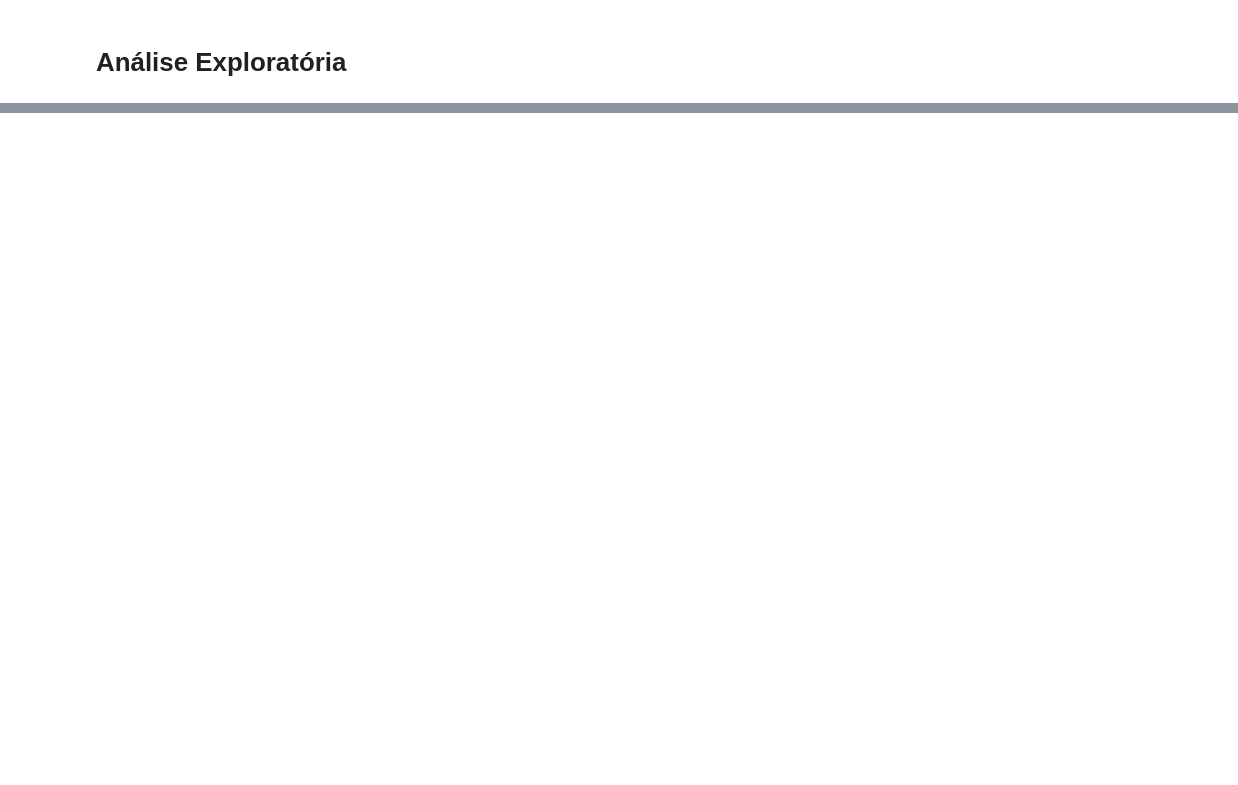
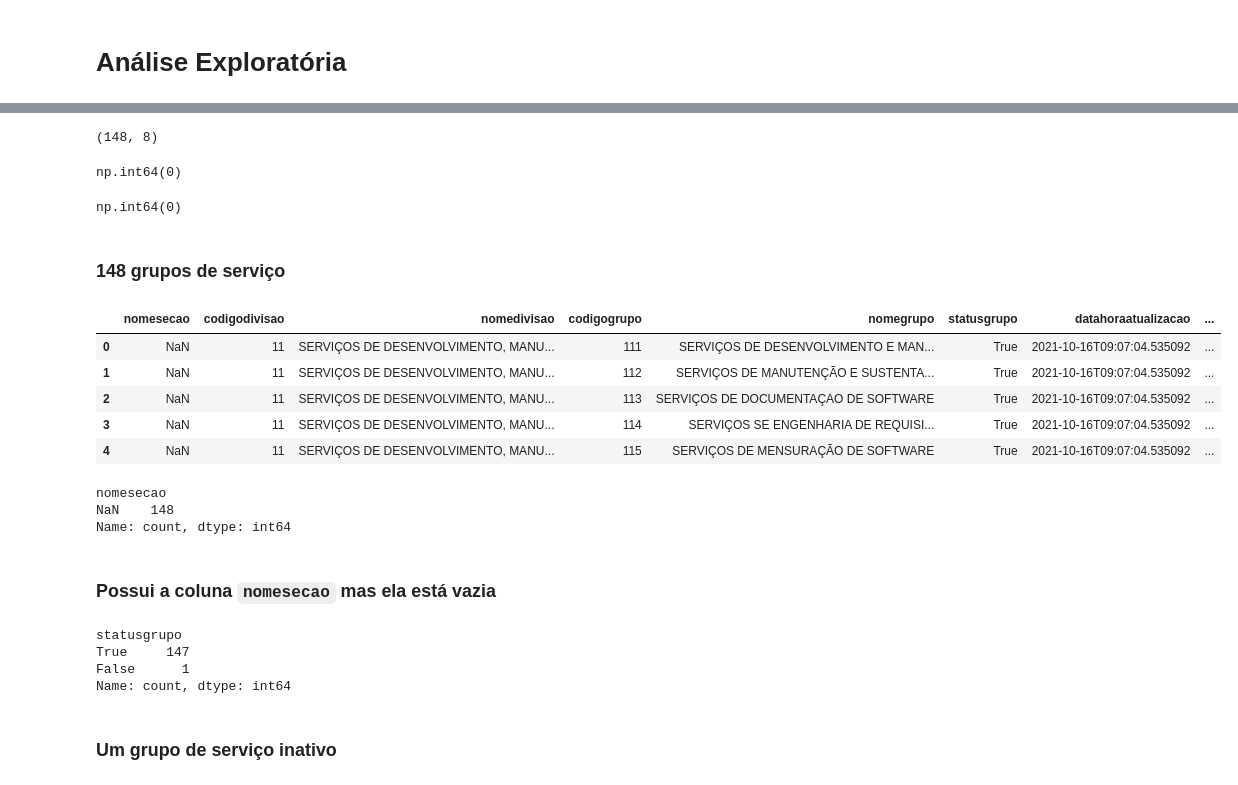
Before and after one commit to GovHub-br/data-application-mgi, a Jupyter notebook: notebooks/2.explo_servicos.ipynb, the cells around one changed output, grey strips where cells are left out. Drawn from its saved outputs; the diff is of its cells as text; code cells hidden in the pictures; blank space fills up the shorter version.

```diff
--- a/notebooks/2.explo_servicos.ipynb
+++ b/notebooks/2.explo_servicos.ipynb
@@ -49,0 +221,40 @@ raw_unidade_fornecimento_material = pd.read_csv('raw_unidade_fornecimento_materi
+# %%
+raw_grupo_servico.shape
+# %% [output]
+(148, 8)
+# %%
+raw_grupo_servico.duplicated().sum()
+# %% [output]
+np.int64(0)
+# %%
+raw_grupo_servico.codigogrupo.duplicated().sum()
+# %% [output]
+np.int64(0)
+# %% [markdown]
+### 148 grupos de serviço
+# %%
+raw_grupo_servico.head()
+# %% [output]
+|  | nomesecao | codigodivisao | nomedivisao | codigogrupo | nomegrupo | statusgrupo | datahoraatualizacao | ... |
+| 0 | NaN | 11 | SERVIÇOS DE DESENVOLVIMENTO, MANU... | 111 | SERVIÇOS DE DESENVOLVIMENTO E MAN... | True | 2021-10-16T09:07:04.535092 | ... |
+| 1 | NaN | 11 | SERVIÇOS DE DESENVOLVIMENTO, MANU... | 112 | SERVIÇOS DE MANUTENÇÃO E SUSTENTA... | True | 2021-10-16T09:07:04.535092 | ... |
+| 2 | NaN | 11 | SERVIÇOS DE DESENVOLVIMENTO, MANU... | 113 | SERVIÇOS DE DOCUMENTAÇAO DE SOFTWARE | True | 2021-10-16T09:07:04.535092 | ... |
+| 3 | NaN | 11 | SERVIÇOS DE DESENVOLVIMENTO, MANU... | 114 | SERVIÇOS SE ENGENHARIA DE REQUISI... | True | 2021-10-16T09:07:04.535092 | ... |
+| 4 | NaN | 11 | SERVIÇOS DE DESENVOLVIMENTO, MANU... | 115 | SERVIÇOS DE MENSURAÇÃO DE SOFTWARE | True | 2021-10-16T09:07:04.535092 | ... |
+# %%
+raw_grupo_servico.nomesecao.value_counts(dropna=False)
+# %% [output]
+nomesecao
+NaN    148
+Name: count, dtype: int64
+# %% [markdown]
+### Possui a coluna `nomesecao` mas ela está vazia
+# %%
+raw_grupo_servico.statusgrupo.value_counts(dropna=False)
+# %% [output]
+statusgrupo
+True     147
+False      1
+Name: count, dtype: int64
+# %% [markdown]
+### Um grupo de serviço inativo
```
Also changed, not shown: parts of 112 cells of this notebook, 2 other files.
